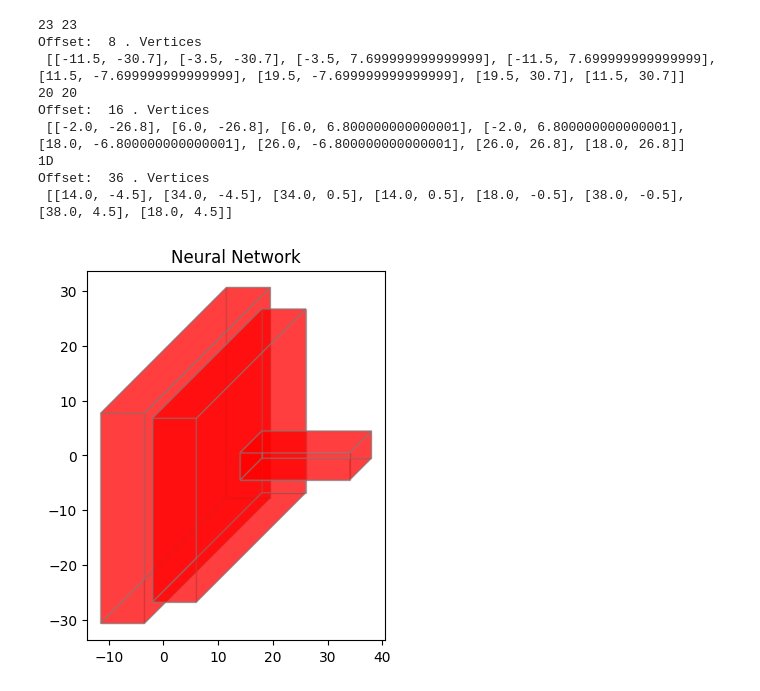
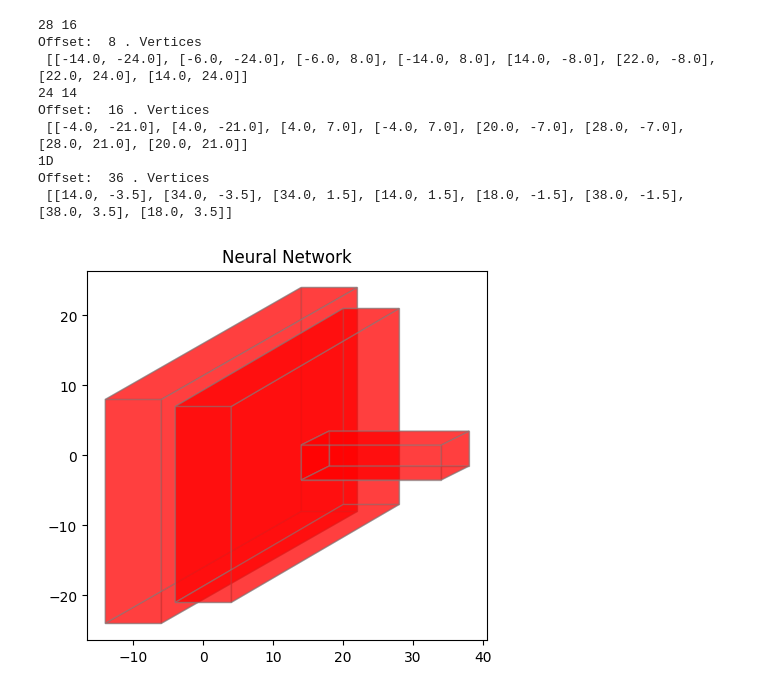
Before and after one commit to andypalmi/unimib, a Jupyter notebook: Supervised/code/draw_nn_pytorch/draw_matplotlib.ipynb, the cells around one changed output. Cells and saved outputs as stored; diff of their text form; code cells hidden in the pictures.

```diff
--- a/Supervised/code/draw_nn_pytorch/draw_matplotlib.ipynb
+++ b/Supervised/code/draw_nn_pytorch/draw_matplotlib.ipynb
@@ -8,7 +8,7 @@ output_shape = [8, 32, 32]
 output_shape2 = [8, 28, 28]
 output_shape3 = [20]
 
-def map_layer(output_shape, angle: float = 3.14/4, offset: int = 0, offset_optional: int = 0):
+def map_layer(output_shape, angle: float = 3.14/6, offset: int = 0, offset_optional: int = 0):
     """
     Maps the shape of a layer in a neural network to a set of coordinates for visualization.
 
@@ -59,36 +59,36 @@ def map_layer(output_shape, angle: float = 3.14/4, offset: int = 0, offset_optio
         [vertices[3], vertices[7], vertices[6], vertices[2], vertices[3]], # Top face
         [vertices[0], vertices[4], vertices[5], vertices[1], vertices[0]], # Bottom face
     ]
     mapped_layer = np.array(mapped_layer).reshape(-1, 5, 2)
     offset += z + offset_optional
     print('Offset: ', offset, '. Vertices\n', vertices)
     return mapped_layer, offset
 
 
 mapped_layer, offset = map_layer(output_shape)
 mapped_layer2, offset2 = map_layer(output_shape2, offset=offset)
 mapped_layer3, offset3 = map_layer(output_shape3, offset=offset2)
 
 plt.gca().set_aspect('equal', adjustable='box')
 
 for i, face in enumerate(mapped_layer):
     plt.fill(mapped_layer[i, :, 0], mapped_layer[i, :, 1], alpha=0.5, color='red', edgecolor='gray')
 
 for i, face in enumerate(mapped_layer2):
     plt.fill(mapped_layer2[i, :, 0], mapped_layer2[i, :, 1], alpha=0.5, color='red', edgecolor='gray')
 for i, face in enumerate(mapped_layer3):
     plt.fill(mapped_layer3[i, :, 0], mapped_layer3[i, :, 1], alpha=0.5, color='red', edgecolor='gray')
 
 plt.title('Neural Network')
 plt.show()
 # %% [output]
-23 23
+28 16
 Offset:  8 . Vertices
- [[-11.5, -30.7], [-3.5, -30.7], [-3.5, 7.699999999999999], [-11.5, 7.699999999999999], [11.5, -7.699999999999999], [19.5, -7.699999999999999], [19.5, 30.7], [11.5, 30.7]]
-20 20
+ [[-14.0, -24.0], [-6.0, -24.0], [-6.0, 8.0], [-14.0, 8.0], [14.0, -8.0], [22.0, -8.0], [22.0, 24.0], [14.0, 24.0]]
+24 14
 Offset:  16 . Vertices
- [[-2.0, -26.8], [6.0, -26.8], [6.0, 6.800000000000001], [-2.0, 6.800000000000001], [18.0, -6.800000000000001], [26.0, -6.800000000000001], [26.0, 26.8], [18.0, 26.8]]
+ [[-4.0, -21.0], [4.0, -21.0], [4.0, 7.0], [-4.0, 7.0], [20.0, -7.0], [28.0, -7.0], [28.0, 21.0], [20.0, 21.0]]
 1D
 Offset:  36 . Vertices
- [[14.0, -4.5], [34.0, -4.5], [34.0, 0.5], [14.0, 0.5], [18.0, -0.5], [38.0, -0.5], [38.0, 4.5], [18.0, 4.5]]
+ [[14.0, -3.5], [34.0, -3.5], [34.0, 1.5], [14.0, 1.5], [18.0, -1.5], [38.0, -1.5], [38.0, 3.5], [18.0, 3.5]]
-[figure, old version]
+[figure, new version]
```
Also changed, not shown: parts of 1 cell of this notebook.
